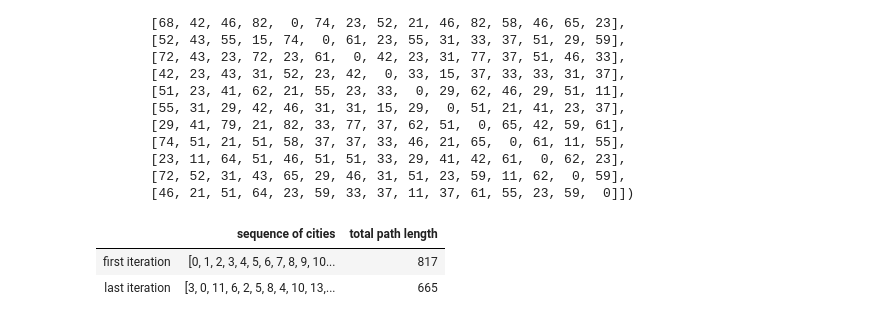
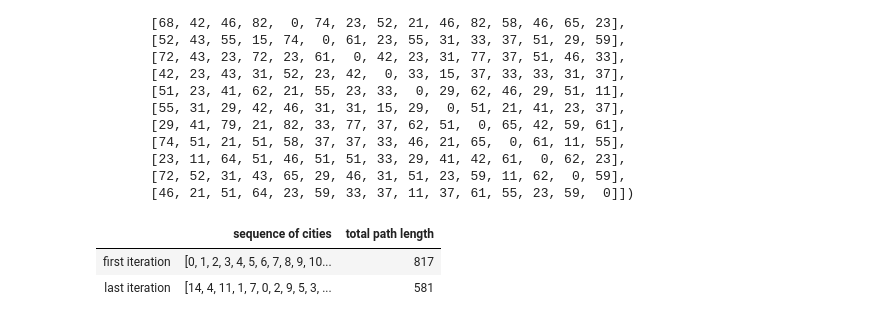
Before and after one commit to belpablo/Algorithms-21, a Jupyter notebook: Lab_4/Lab_4.ipynb, the cells around one changed output. Saved outputs shown, nothing was run; the diff lists cells and outputs as text; code cells hidden in the pictures.

```diff
--- a/Lab_4/Lab_4.ipynb
+++ b/Lab_4/Lab_4.ipynb
@@ -209,7 +209,7 @@ def simulated_annealing(initial_approx = np.ones(4), eps = 1e-3):
         args_prev = args_curr
         func_prev = least_squares_func(args_prev)
 
-        args_i = rand_neighbour(args_prev, eps = 10 * eps)
+        args_i = rand_neighbour(args_prev, eps =  eps)
         func_i = least_squares_func(args_i)
 
         if func_i <= func_prev:
@@ -406,11 +407,21 @@ def distance_func(path):
     return ans
 
 
-def dist_neighbour(args, eps = 1e-3):
+def dist_neighbour(path, eps = 1e-3):
 
-    ans = args[:]
-    num_1, num_2 = random.sample([i for i in range(len(args) - 1)], 2)[:]
+    ans = path[:]
+    num_1, num_2 = random.sample([i for i in range(len(path) - 1)], 2)[:]
     ans[num_1], ans[num_2] = ans[num_2], ans[num_1]
+
+    return ans
+
+
+def dist_neighbour_new(path, eps = 1e-3):
+
+    ans = path[:]
+    max_num = len(path) - 1
+    num = random.randint(0, max_num)
+    ans[num], ans[(num + 1) % max_num] = ans[(num + 1) % max_num], ans[num]
 
     return ans
 
@@ -428,7 +439,7 @@ def simulated_annealing(initial_approx = [i for i in range(15)], eps = 1e-3):
     args_prev = np.array(initial_approx)
     func_prev = distance_func(args_prev)
 
-    args_i = dist_neighbour(args_prev, eps =  10 * eps)
+    args_i = dist_neighbour_new(args_prev, eps =  10 * eps)
     func_i = distance_func(args_i)
 
     if func_i <= func_prev:
@@ -441,35 +452,35 @@ def simulated_annealing(initial_approx = [i for i in range(15)], eps = 1e-3):
     func_eval_num += 2
     iter_num += 1
 
     while (temp_i >= eps) and (iter_num < 1000):
 
         args_prev = args_curr
         func_prev = distance_func(args_prev)
 
-        args_i = dist_neighbour(args_prev, eps = 10 * eps)
+        args_i = dist_neighbour_new(args_prev, eps = 10 * eps)
         func_i = distance_func(args_i)
 
         if func_i <= func_prev:
             args_curr = args_i
         else:
             p = np.exp((func_prev - func_i) / temp_i)
             args_curr = random.choices([args_i, args_prev], weights = [p, 1 - p])[0]
 
         temp_i -= gamma
         func_eval_num += 2
         iter_num += 1
 
     last_iter_res = {'sequence of cities' : args_curr, 'total path length' : distance_func(args_curr)}
 
     return {'first iteration' : first_iter_res, 'last iteration' : last_iter_res}
 
 
 df = pd.DataFrame(simulated_annealing()).T
 df
 # %% [output]
 |  | sequence of cities | total path length |
 | first iteration | [0, 1, 2, 3, 4, 5, 6, 7, 8, 9, 10... | 817 |
-| last iteration | [3, 0, 11, 6, 2, 5, 8, 4, 10, 13,... | 665 |
+| last iteration | [14, 4, 11, 1, 7, 0, 2, 9, 5, 3, ... | 581 |
 # %%
 # Anyway, this is the best solution
 
```
Also changed, not shown: parts of 7 cells of this notebook.
